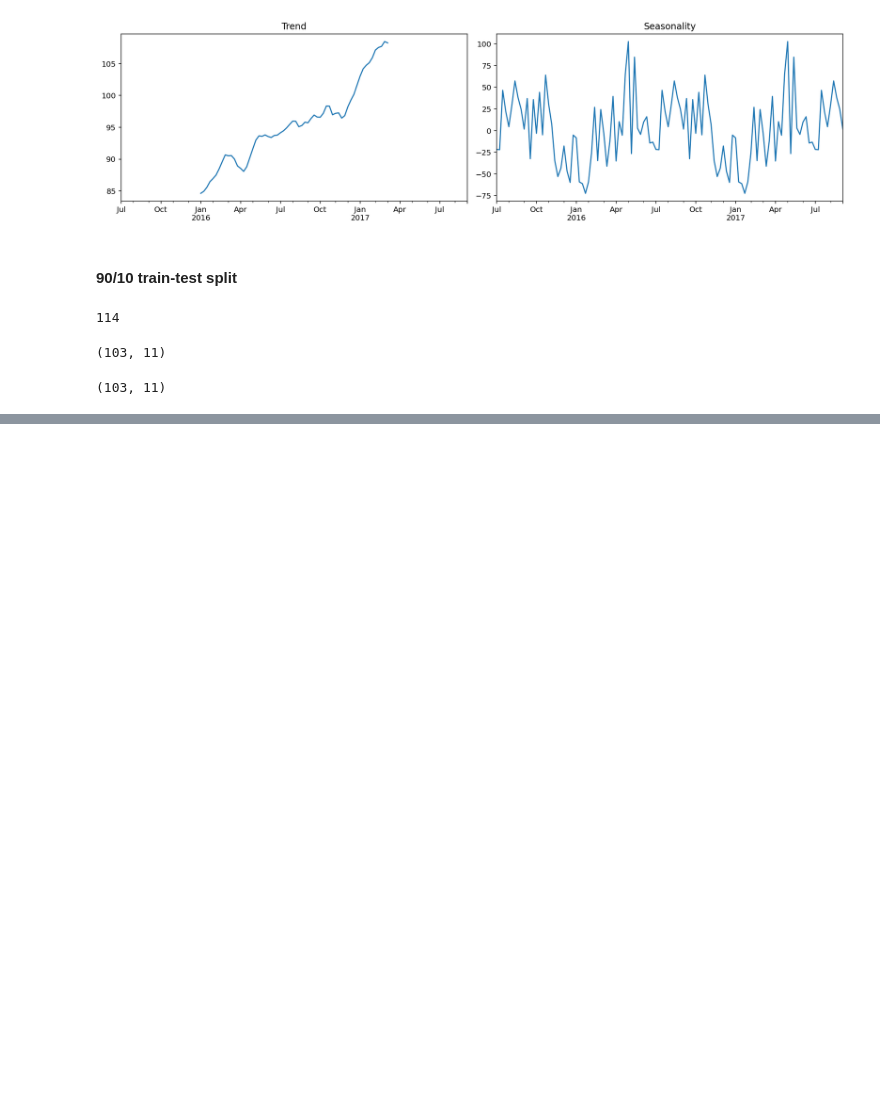
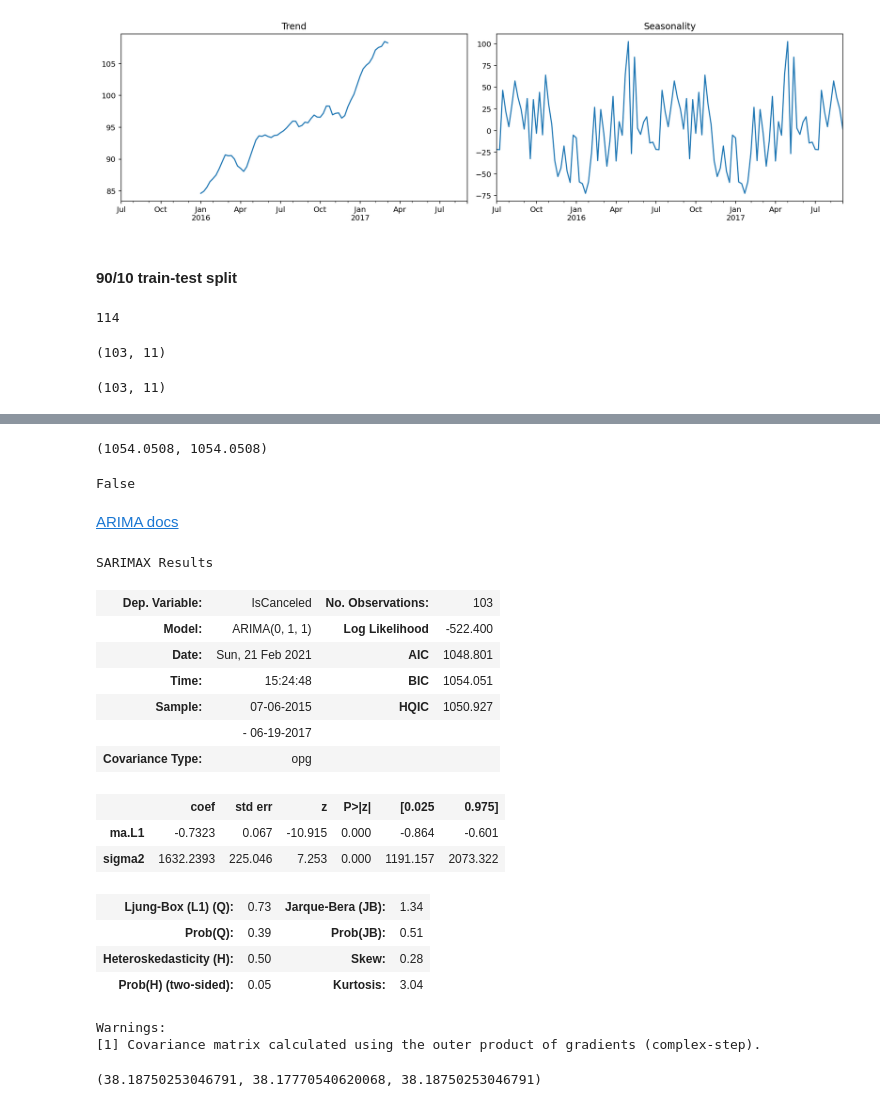
Before and after one commit to dimi-tree/time-series-forecasting, a Jupyter notebook: 01_hotel_cancellations.ipynb, the cells around one changed output, grey strips where cells are left out. Saved outputs shown, nothing was run; the diff lists cells and outputs as text; code cells hidden in the pictures; blank space fills up the shorter version.

```diff
--- a/01_hotel_cancellations.ipynb
+++ b/01_hotel_cancellations.ipynb
@@ -124,0 +266,37 @@ len(train), len(test)
+# %%
+round(res.bic, 4), round(res2.bic, 4)
+res.bic < res2.bic
+# %% [output]
+(1054.0508, 1054.0508)
+False
+# %% [markdown]
+[ARIMA docs](https://www.statsmodels.org/v0.12.0/generated/statsmodels.tsa.arima.model.ARIMA.html)
+# %%
+mod3 = ARIMA(train, order=(2, 1, 0), seasonal_order=(0, 1, 0, 51))
+res3 = mod.fit()
+
+res3.summary()
+# %% [output]
+SARIMAX Results
+| Dep. Variable: | IsCanceled | No. Observations: | 103 |
+| Model: | ARIMA(0, 1, 1) | Log Likelihood | -522.400 |
+| Date: | Sun, 21 Feb 2021 | AIC | 1048.801 |
+| Time: | 15:24:48 | BIC | 1054.051 |
+| Sample: | 07-06-2015 | HQIC | 1050.927 |
+|  | - 06-19-2017 |  |  |
+| Covariance Type: | opg |  |  |
+|  | coef | std err | z | P>|z| | [0.025 | 0.975] |
+| ma.L1 | -0.7323 | 0.067 | -10.915 | 0.000 | -0.864 | -0.601 |
+| sigma2 | 1632.2393 | 225.046 | 7.253 | 0.000 | 1191.157 | 2073.322 |
+| Ljung-Box (L1) (Q): | 0.73 | Jarque-Bera (JB): | 1.34 |
+| Prob(Q): | 0.39 | Prob(JB): | 0.51 |
+| Heteroskedasticity (H): | 0.50 | Skew: | 0.28 |
+| Prob(H) (two-sided): | 0.05 | Kurtosis: | 3.04 |
+Warnings:
+[1] Covariance matrix calculated using the outer product of gradients (complex-step).
+# %%
+yhat3 = res3.get_forecast(len(test)).predicted_mean
+
+rmse(test, yhat), rmse(test, test.mean()), rmse(test, yhat3)
+# %% [output]
+(38.18750253046791, 38.17770540620068, 38.18750253046791)
```
Also changed, not shown: parts of 11 cells of this notebook.
